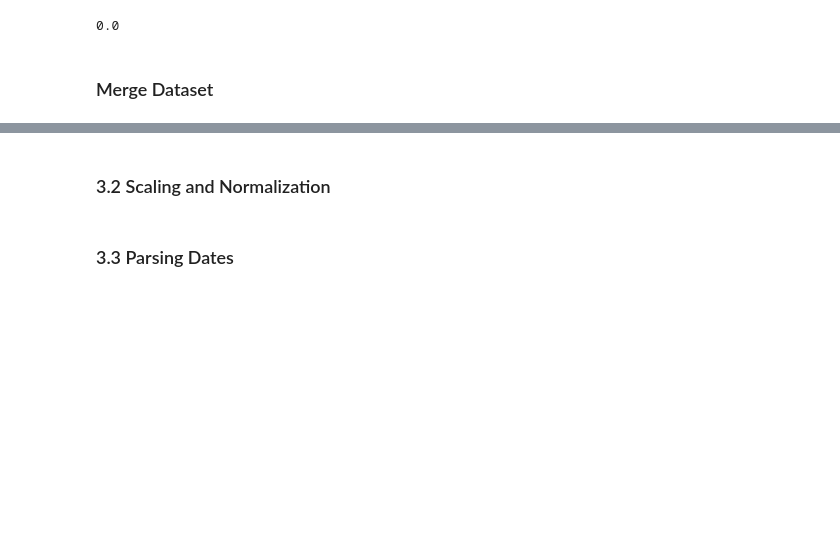
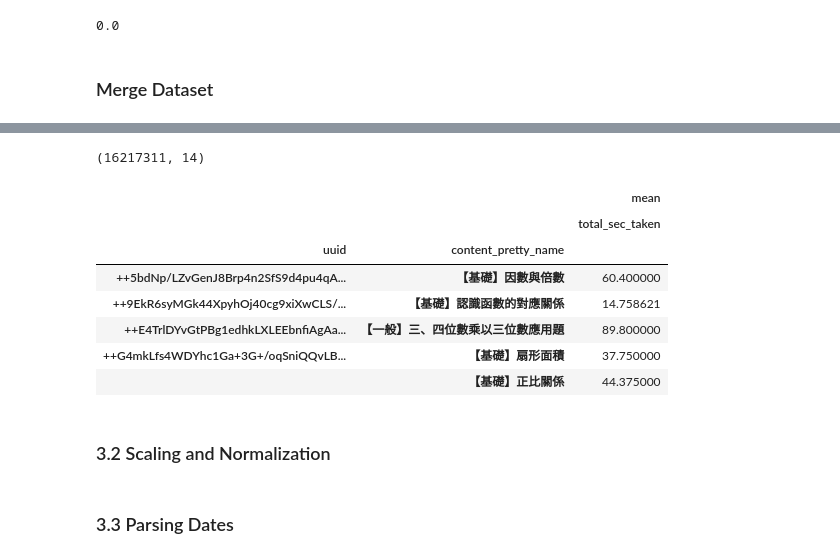
Before and after one commit to likweitan/Assessing-the-Readiness-of-HEI-in-Malaysia-to-Accept-Generation-Alpha, a Jupyter notebook: aaa (3).ipynb, the cells around one changed output, grey strips where cells are left out. Drawn from its saved outputs; the diff is of its cells as text; code cells hidden in the pictures; blank space fills up the shorter version.

```diff
--- a/aaa (3).ipynb
+++ b/aaa (3).ipynb
@@ -377,3 +407,22 @@ merge_df_LogProblem_InfoUser_InfoContent.info()
+# %%
+raw_df_LogProblem.shape
+# %% [output]
+(16217311, 14)
+# %%
+pd.pivot_table(merge_df_LogProblem_InfoUser_InfoContent,
+                        values = ['total_sec_taken'],
+                        index = ['uuid','content_pretty_name'],
+                        columns = [],aggfunc=[np.mean],
+                        margins=True).head()
+# %% [output]
+|  |  | mean |
+|  |  | total_sec_taken |
+| uuid | content_pretty_name |  |
+| ++5bdNp/LZvGenJ8Brp4n2SfS9d4pu4qA... | 【基礎】因數與倍數 | 60.400000 |
+| ++9EkR6syMGk44XpyhOj40cg9xiXwCLS/... | 【基礎】認識函數的對應關係 | 14.758621 |
+| ++E4TrlDYvGtPBg1edhkLXLEEbnfiAgAa... | 【一般】三、四位數乘以三位數應用題 | 89.800000 |
+| ++G4mkLfs4WDYhc1Ga+3G+/oqSniQQvLB... | 【基礎】扇形面積 | 37.750000 |
+|  | 【基礎】正比關係 | 44.375000 |
 # %% [markdown]
 ### 3.2 Scaling and Normalization
 # %%
```
Also changed, not shown: parts of 8 cells of this notebook.
